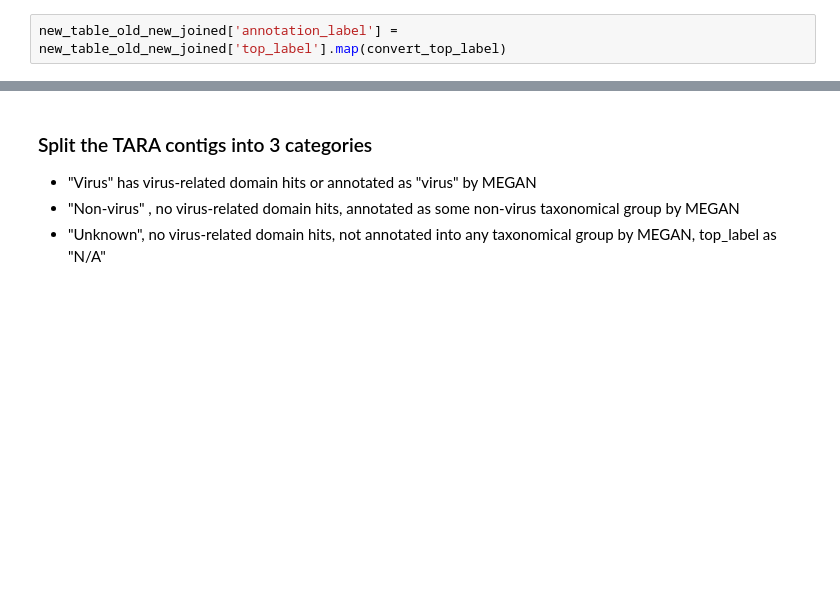
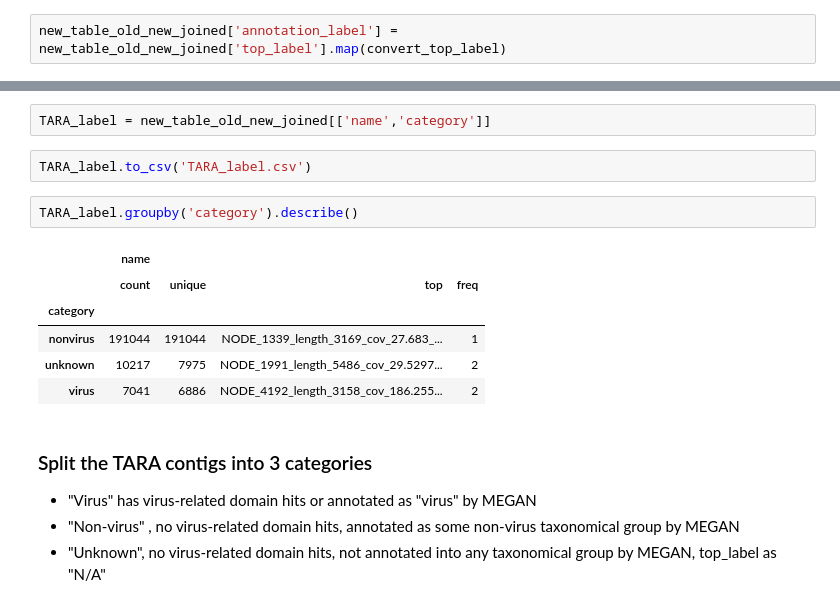
Before and after one commit to qingpeng/jgi-ViCA, a Jupyter notebook: extra/model_tuning/Updated_Model_100K_vs_1M_Oct.ipynb, the cells around one changed output, grey strips where cells are left out. Drawn from its saved outputs; the diff is of its cells as text; blank space fills up the shorter version.

```diff
--- a/extra/model_tuning/Updated_Model_100K_vs_1M_Oct.ipynb
+++ b/extra/model_tuning/Updated_Model_100K_vs_1M_Oct.ipynb
@@ -117,3 +127,16 @@ new_table_old_new_joined['annotation_label'] = new_table_old_new_joined['top_lab
+# %%
+TARA_label = new_table_old_new_joined[['name','category']]
+# %%
+TARA_label.to_csv('TARA_label.csv')
+# %%
+TARA_label.groupby('category').describe()
+# %% [output]
+|  | name |  |  |  |
+|  | count | unique | top | freq |
+| category |  |  |  |  |
+| nonvirus | 191044 | 191044 | NODE_1339_length_3169_cov_27.683_... | 1 |
+| unknown | 10217 | 7975 | NODE_1991_length_5486_cov_29.5297... | 2 |
+| virus | 7041 | 6886 | NODE_4192_length_3158_cov_186.255... | 2 |
 # %% [markdown]
 ### Split the TARA contigs into 3 categories
 
```
Also changed, not shown: parts of 1 cell of this notebook, 1 other file.
